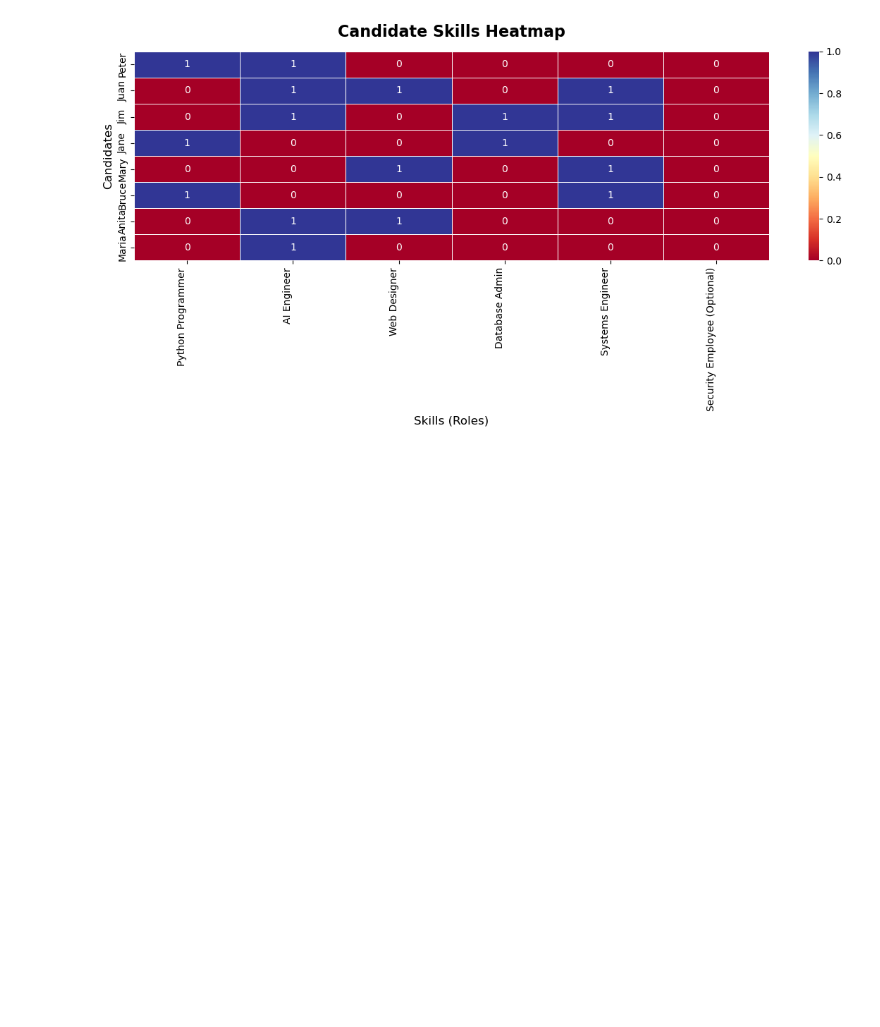
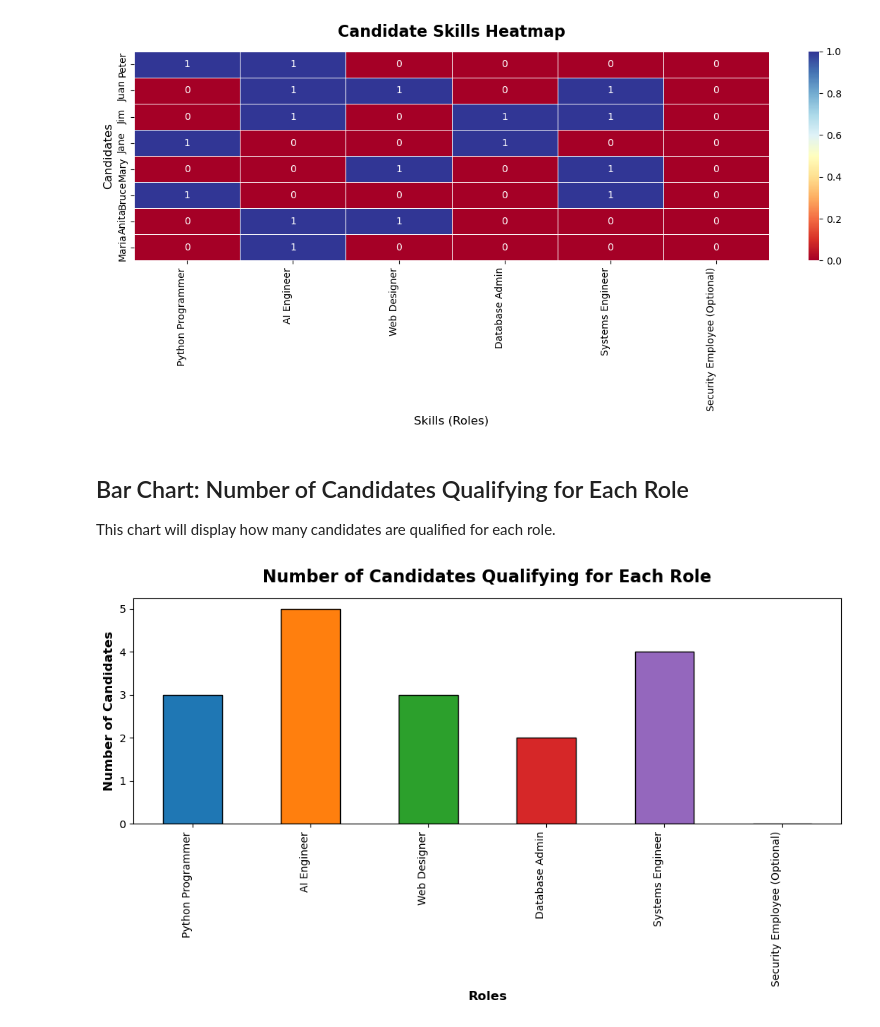
Before and after one commit to missalexityy/ca2-integrated-2021258, a Jupyter notebook: AlessandraCaballero_AI_DV_ICA.ipynb, the cells around one changed output. Drawn from its saved outputs; the diff is of its cells as text; code cells hidden in the pictures; blank space fills up the shorter version.

Commit message:
Bar Chart: Number of Candidates Qualifying for Each Role

```diff
--- a/AlessandraCaballero_AI_DV_ICA.ipynb
+++ b/AlessandraCaballero_AI_DV_ICA.ipynb
@@ -975,3 +975,34 @@ plt.tight_layout()
 plt.show()
 # %% [output]
 [figure]
+# %% [markdown]
+## Bar Chart: Number of Candidates Qualifying for Each Role
+This chart will display how many candidates are qualified for each role.
+# %%
+# Bar chart to show the number of candidates qualifying for each role with distinct colors
+role_qualifications = skills_matrix.sum(axis=0)
+
+plt.figure(figsize=(10, 6))
+
+#Define distinct color palette for better contrast
+colors = ['#1f77b4', '#ff7f0e', '#2ca02c', '#d62728', '#9467bd', '#8c564b']
+
+#Use the custom colors, ensuring it matches the number of roles
+role_qualifications.plot(kind='bar', color=colors[:len(role_qualifications)], edgecolor='black')
+
+#Add title and labels with better font styles
+plt.title("Number of Candidates Qualifying for Each Role", fontsize=16, fontweight="bold", pad=15)
+plt.xlabel("Roles", fontsize=12, fontweight="bold")
+plt.ylabel("Number of Candidates", fontsize=12, fontweight="bold")
+
+#Customize tick labels for readability
+plt.xticks(ha="right", fontsize=10)
+plt.yticks(fontsize=10)
+
+#Tight layout for better spacing
+plt.tight_layout()
+
+#Show the plot
+plt.show()
+# %% [output]
+[figure, added]
```
Also changed, not shown: parts of 4 cells of this notebook.
